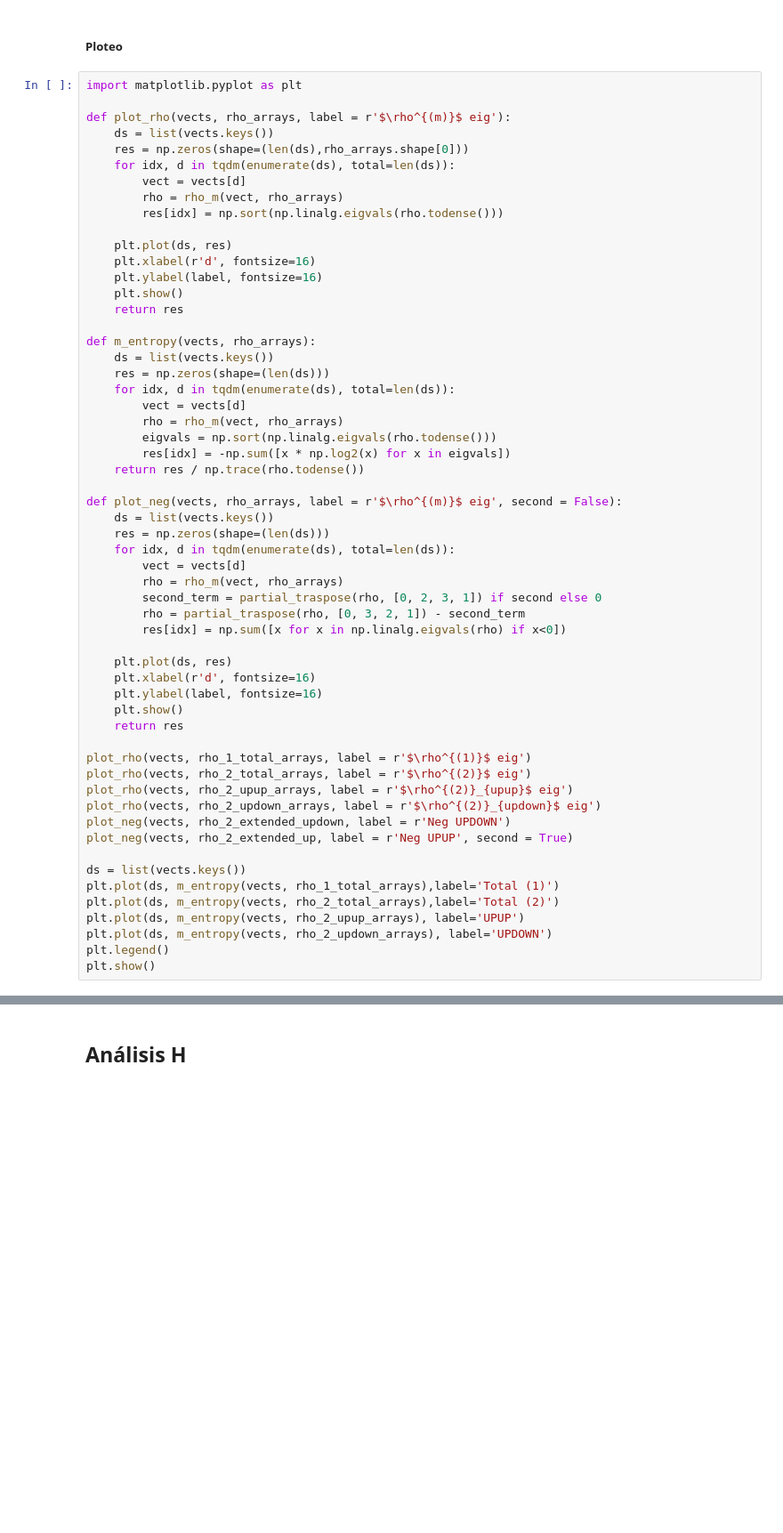
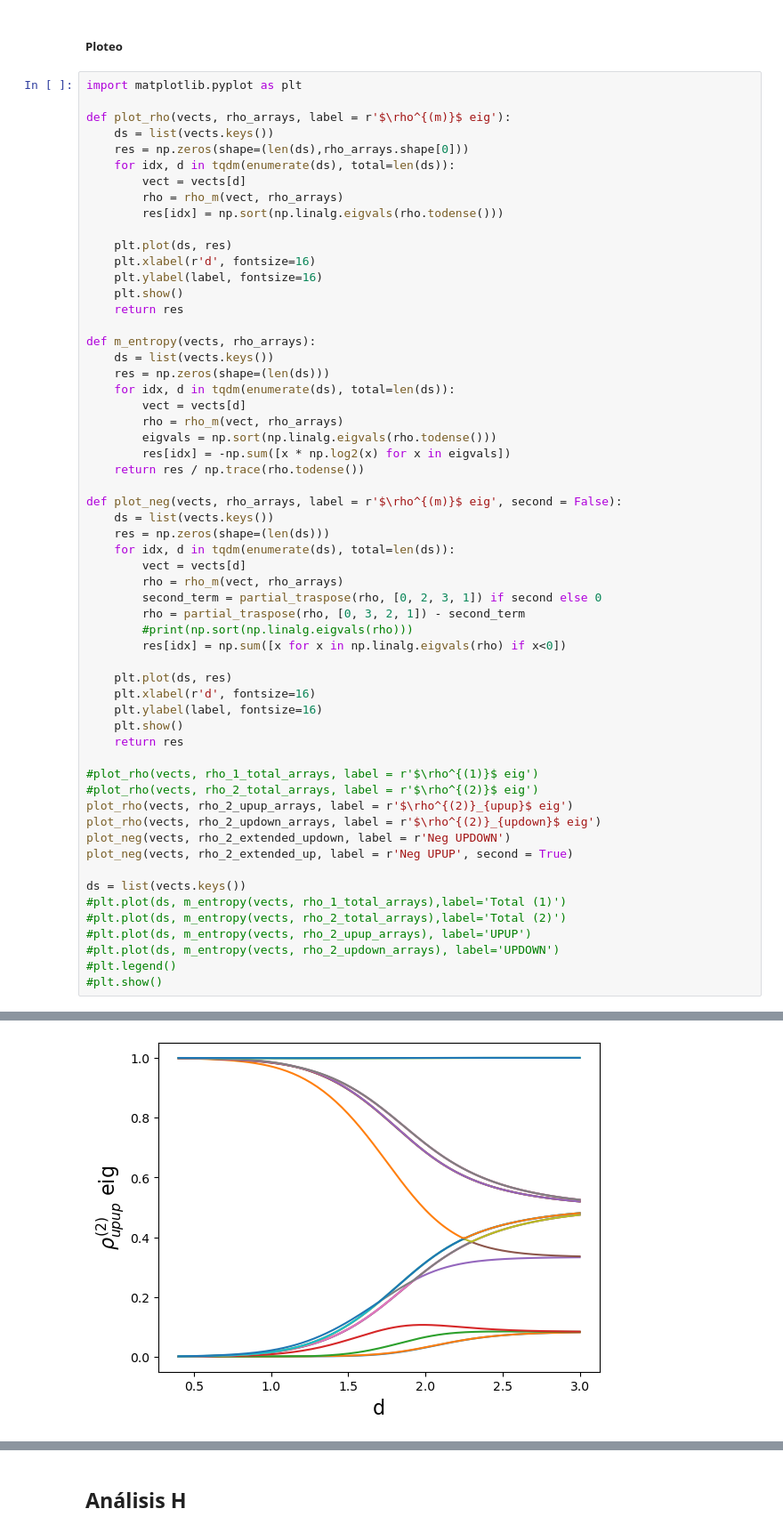
Before and after one commit to aguschanchu/q-chemistry, a Jupyter notebook: main.ipynb, the cells around one changed output, grey strips where cells are left out. Shown at 89% size. Cells and saved outputs as stored; diff of their text form; blank space fills up the shorter version.

```diff
--- a/main.ipynb
+++ b/main.ipynb
@@ -898,6 +906,7 @@ def plot_neg(vects, rho_arrays, label = r'$\rho^{(m)}$ eig', second = False):
         rho = rho_m(vect, rho_arrays)
         second_term = partial_traspose(rho, [0, 2, 3, 1]) if second else 0
         rho = partial_traspose(rho, [0, 3, 2, 1]) - second_term
+        #print(np.sort(np.linalg.eigvals(rho)))
         res[idx] = np.sum([x for x in np.linalg.eigvals(rho) if x<0])
 
     plt.plot(ds, res)
@@ -906,18 +915,18 @@ def plot_neg(vects, rho_arrays, label = r'$\rho^{(m)}$ eig', second = False):
     plt.show()
     return res
 
-plot_rho(vects, rho_1_total_arrays, label = r'$\rho^{(1)}$ eig')
-plot_rho(vects, rho_2_total_arrays, label = r'$\rho^{(2)}$ eig')
+#plot_rho(vects, rho_1_total_arrays, label = r'$\rho^{(1)}$ eig')
+#plot_rho(vects, rho_2_total_arrays, label = r'$\rho^{(2)}$ eig')
 plot_rho(vects, rho_2_upup_arrays, label = r'$\rho^{(2)}_{upup}$ eig')
 plot_rho(vects, rho_2_updown_arrays, label = r'$\rho^{(2)}_{updown}$ eig')
 plot_neg(vects, rho_2_extended_updown, label = r'Neg UPDOWN')
 plot_neg(vects, rho_2_extended_up, label = r'Neg UPUP', second = True)
 
 ds = list(vects.keys())
-plt.plot(ds, m_entropy(vects, rho_1_total_arrays),label='Total (1)')
-plt.plot(ds, m_entropy(vects, rho_2_total_arrays),label='Total (2)')
-plt.plot(ds, m_entropy(vects, rho_2_upup_arrays), label='UPUP')
-plt.plot(ds, m_entropy(vects, rho_2_updown_arrays), label='UPDOWN')
-plt.legend()
-plt.show()
+#plt.plot(ds, m_entropy(vects, rho_1_total_arrays),label='Total (1)')
+#plt.plot(ds, m_entropy(vects, rho_2_total_arrays),label='Total (2)')
+#plt.plot(ds, m_entropy(vects, rho_2_upup_arrays), label='UPUP')
+#plt.plot(ds, m_entropy(vects, rho_2_updown_arrays), label='UPDOWN')
+#plt.legend()
+#plt.show()
 # %% [output]
@@ -930,0 +933 @@ plt.show()
+[figure, added]
```
Also changed, not shown: parts of 15 cells of this notebook.
